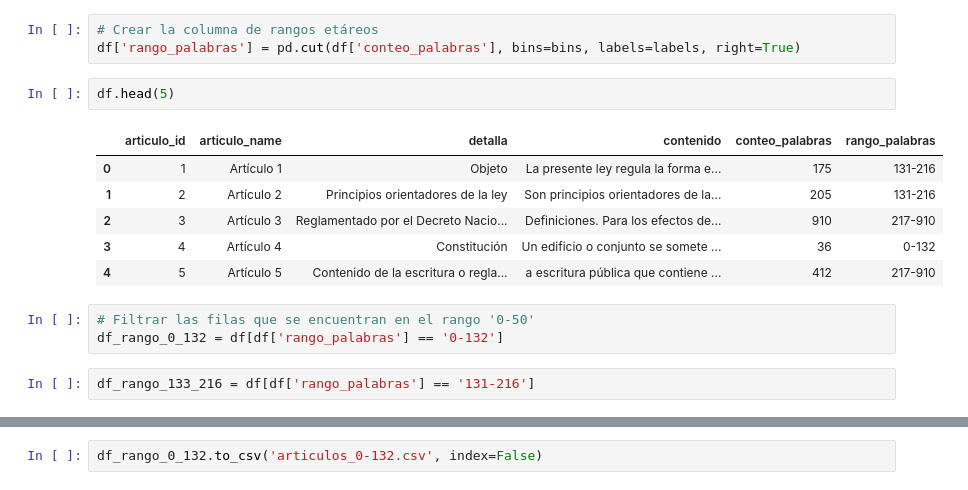
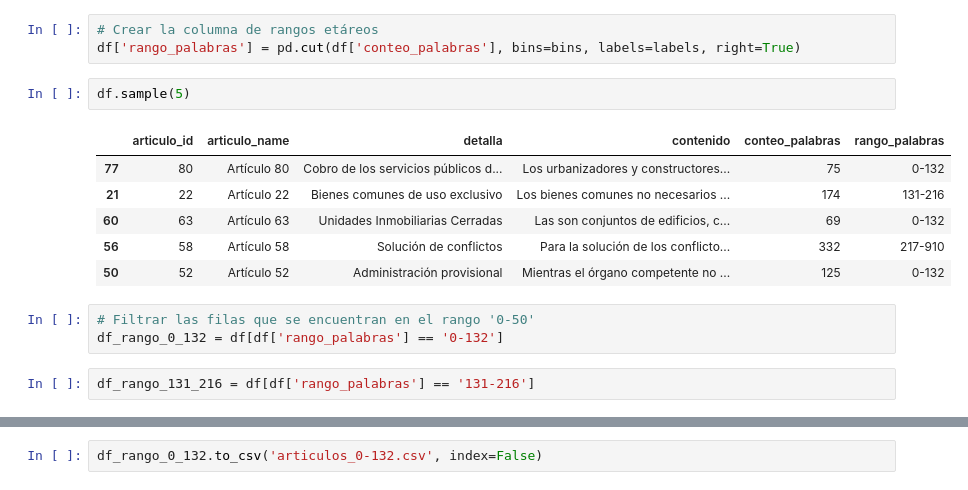
Before and after one commit to Remolino777/675_LAW, a Jupyter notebook: notebooks/07_Articles_Selection.ipynb, the cells around one changed output, grey strips where cells are left out. Saved outputs shown, nothing was run; the diff lists cells and outputs as text.

```diff
--- a/notebooks/07_Articles_Selection.ipynb
+++ b/notebooks/07_Articles_Selection.ipynb
@@ -38,16 +42,16 @@ labels = ['0-132', '131-216', '217-910']
 # Crear la columna de rangos etáreos
 df['rango_palabras'] = pd.cut(df['conteo_palabras'], bins=bins, labels=labels, right=True)
 # %%
-df.head(5)
+df.sample(5)
 # %% [output]
 |  | articulo_id | articulo_name | detalla | contenido | conteo_palabras | rango_palabras |
-| 0 | 1 | Artículo 1 | Objeto | La presente ley regula la forma e... | 175 | 131-216 |
-| 1 | 2 | Artículo 2 | Principios orientadores de la ley | Son principios orientadores de la... | 205 | 131-216 |
-| 2 | 3 | Artículo 3 | Reglamentado por el Decreto Nacio... | Definiciones. Para los efectos de... | 910 | 217-910 |
-| 3 | 4 | Artículo 4 | Constitución | Un edificio o conjunto se somete ... | 36 | 0-132 |
-| 4 | 5 | Artículo 5 | Contenido de la escritura o regla... | a escritura pública que contiene ... | 412 | 217-910 |
+| 77 | 80 | Artículo 80 | Cobro de los servicios públicos d... | Los urbanizadores y constructores... | 75 | 0-132 |
+| 21 | 22 | Artículo 22 | Bienes comunes de uso exclusivo | Los bienes comunes no necesarios ... | 174 | 131-216 |
+| 60 | 63 | Artículo 63 | Unidades Inmobiliarias Cerradas | Las son conjuntos de edificios, c... | 69 | 0-132 |
+| 56 | 58 | Artículo 58 | Solución de conflictos | Para la solución de los conflicto... | 332 | 217-910 |
+| 50 | 52 | Artículo 52 | Administración provisional | Mientras el órgano competente no ... | 125 | 0-132 |
 # %%
 # Filtrar las filas que se encuentran en el rango '0-50'
 df_rango_0_132 = df[df['rango_palabras'] == '0-132']
 # %%
-df_rango_133_216 = df[df['rango_palabras'] == '131-216']
+df_rango_131_216 = df[df['rango_palabras'] == '131-216']
```
Also changed, not shown: parts of 11 cells of this notebook, 16 other files.
